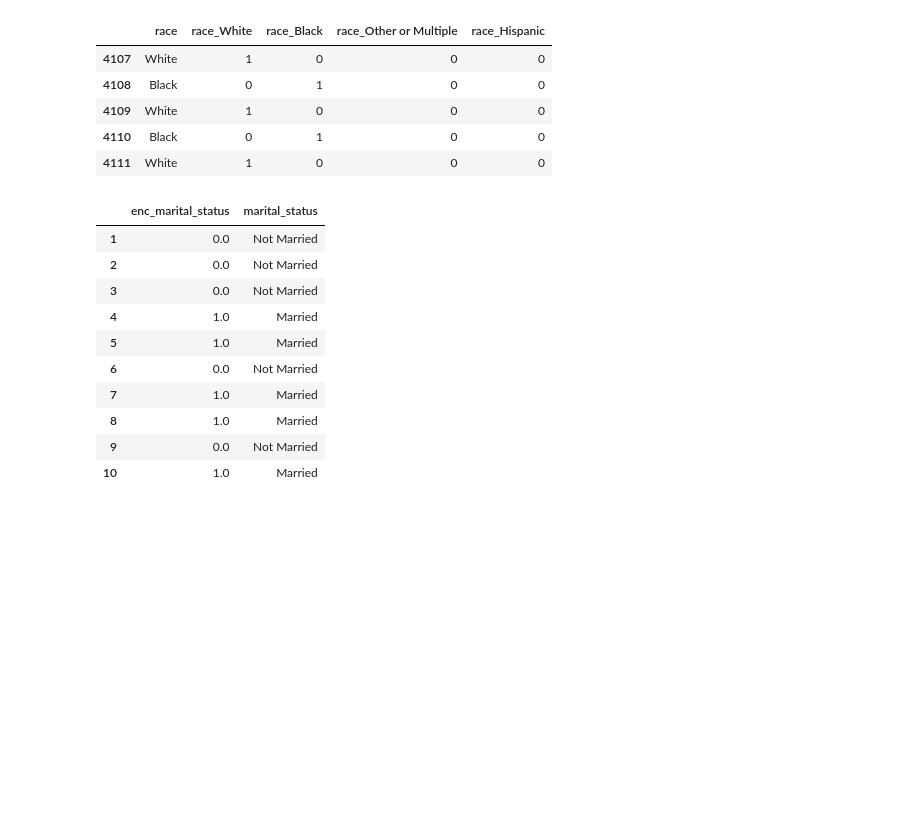
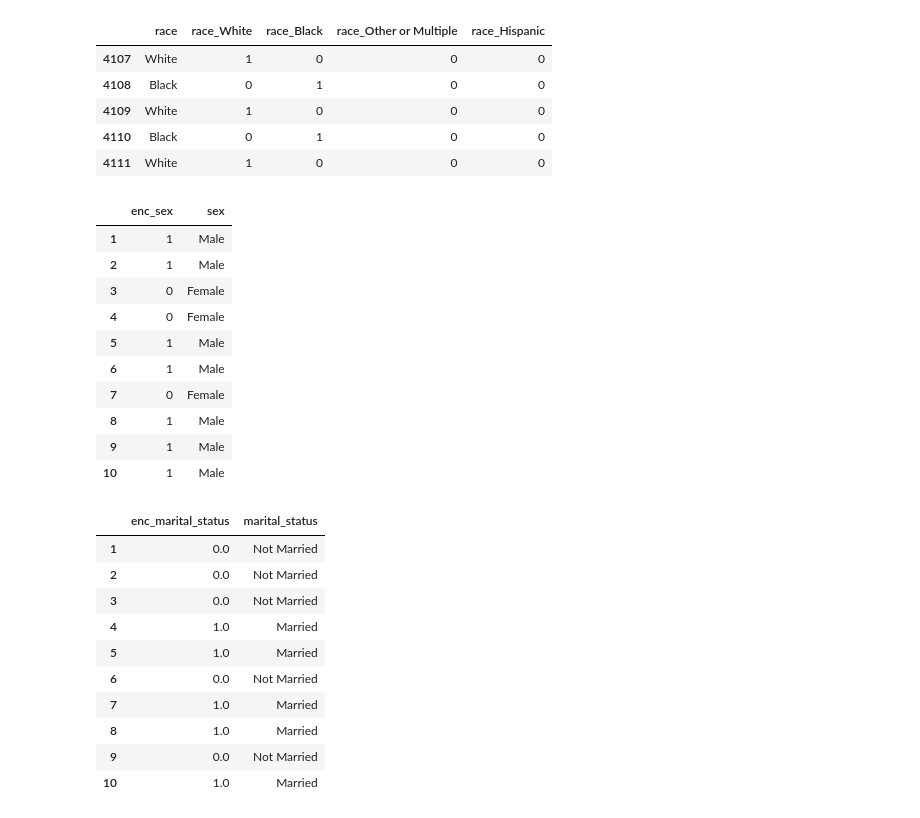
Before and after one commit to stutihar/WiBD-DataScienceVarsity2023, a Jupyter notebook: Standard Deviations/Tyler_WiBD_StanDivas.ipynb, the cells around one changed output. Saved outputs shown, nothing was run; the diff lists cells and outputs as text; code cells hidden in the pictures; blank space fills up the shorter version.

```diff
--- a/Standard Deviations/Tyler_WiBD_StanDivas.ipynb
+++ b/Standard Deviations/Tyler_WiBD_StanDivas.ipynb
@@ -173,6 +173,36 @@ data.loc[4107:4111, ['race', 'race_White', 'race_Black', 'race_Other or Multiple
 | 4109 | White | 1 | 0 | 0 | 0 |
 | 4110 | Black | 0 | 1 | 0 | 0 |
 | 4111 | White | 1 | 0 | 0 | 0 |
+# %%
+le_sex = CustomOrderLabelEncoder()
+
+le_sex.fit(['Female', 'Male'])
+
+
+
+data['enc_sex'] = pd.Series(
+
+    le_sex.transform(data['sex'][data['sex'].notnull()]),
+
+    index=data['sex'][data['sex'].notnull()].index
+
+)
+
+
+
+data.loc[1:10, ['enc_sex', 'sex']]
+# %% [output]
+|  | enc_sex | sex |
+| 1 | 1 | Male |
+| 2 | 1 | Male |
+| 3 | 0 | Female |
+| 4 | 0 | Female |
+| 5 | 1 | Male |
+| 6 | 1 | Male |
+| 7 | 0 | Female |
+| 8 | 1 | Male |
+| 9 | 1 | Male |
+| 10 | 1 | Male |
 # %%
 le_marital_status = CustomOrderLabelEncoder()
 
```
Also changed, not shown: parts of 3 cells of this notebook.
